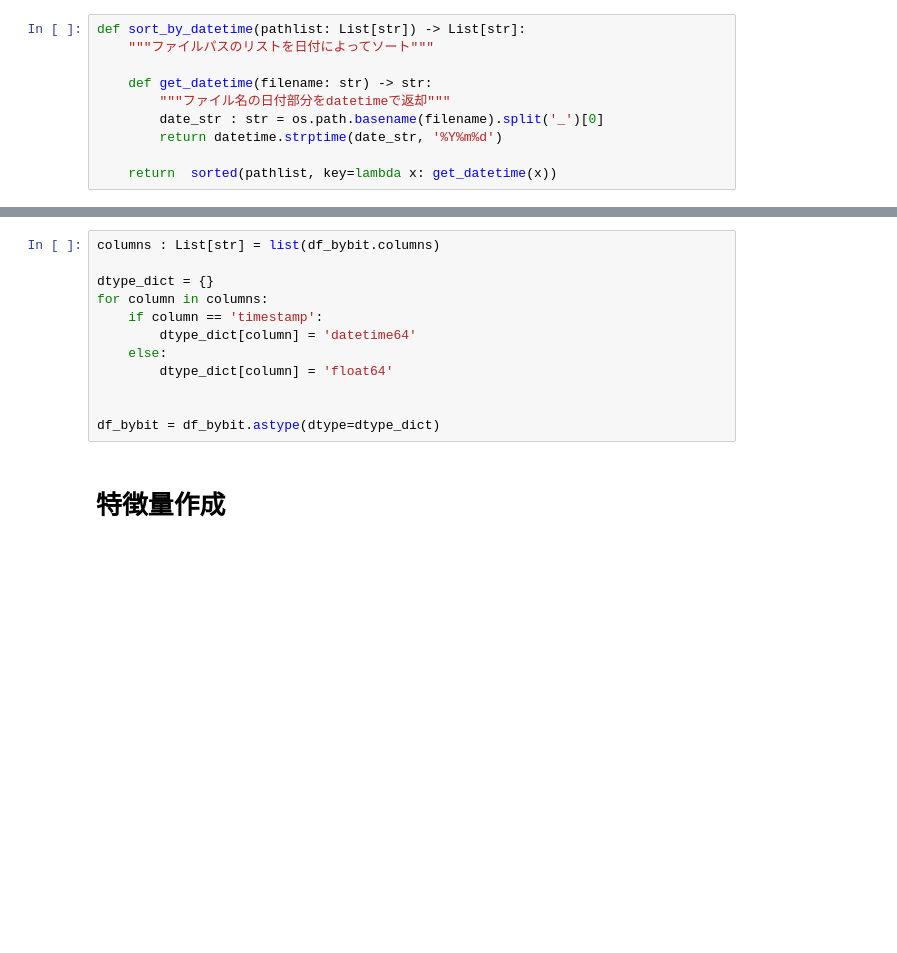
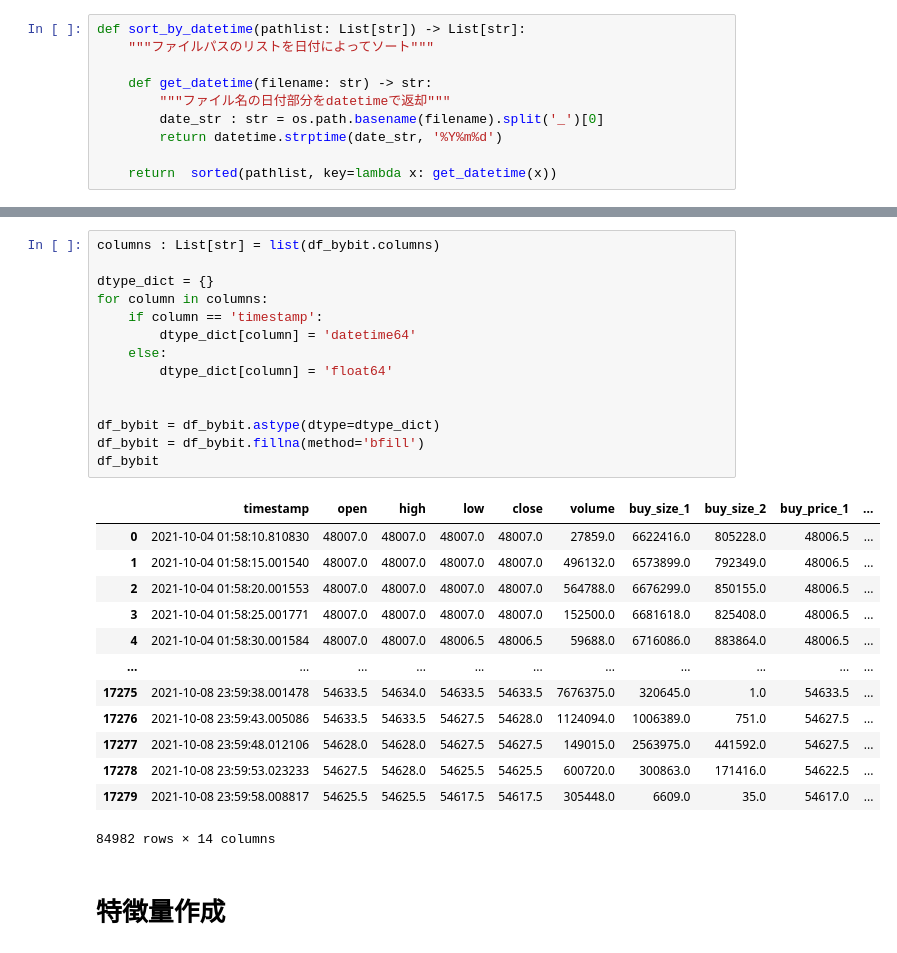
Before and after one commit to Joichiro433/Ticker, a Jupyter notebook: notebook/create_feature.ipynb, the cells around one changed output, grey strips where cells are left out. Saved outputs shown, nothing was run; the diff lists cells and outputs as text; blank space fills up the shorter version.

```diff
--- a/notebook/create_feature.ipynb
+++ b/notebook/create_feature.ipynb
@@ -54,14 +54,30 @@ df_bybit
 # %%
 columns : List[str] = list(df_bybit.columns)
 
 dtype_dict = {}
 for column in columns:
     if column == 'timestamp':
         dtype_dict[column] = 'datetime64'
     else:
         dtype_dict[column] = 'float64'
 
 
 df_bybit = df_bybit.astype(dtype=dtype_dict)
+df_bybit = df_bybit.fillna(method='bfill')
+df_bybit
+# %% [output]
+|  | timestamp | open | high | low | close | volume | buy_size_1 | buy_size_2 | buy_price_1 | ... |
+| 0 | 2021-10-04 01:58:10.810830 | 48007.0 | 48007.0 | 48007.0 | 48007.0 | 27859.0 | 6622416.0 | 805228.0 | 48006.5 | ... |
+| 1 | 2021-10-04 01:58:15.001540 | 48007.0 | 48007.0 | 48007.0 | 48007.0 | 496132.0 | 6573899.0 | 792349.0 | 48006.5 | ... |
+| 2 | 2021-10-04 01:58:20.001553 | 48007.0 | 48007.0 | 48007.0 | 48007.0 | 564788.0 | 6676299.0 | 850155.0 | 48006.5 | ... |
+| 3 | 2021-10-04 01:58:25.001771 | 48007.0 | 48007.0 | 48007.0 | 48007.0 | 152500.0 | 6681618.0 | 825408.0 | 48006.5 | ... |
+| 4 | 2021-10-04 01:58:30.001584 | 48007.0 | 48007.0 | 48006.5 | 48006.5 | 59688.0 | 6716086.0 | 883864.0 | 48006.5 | ... |
+| ... | ... | ... | ... | ... | ... | ... | ... | ... | ... | ... |
+| 17275 | 2021-10-08 23:59:38.001478 | 54633.5 | 54634.0 | 54633.5 | 54633.5 | 7676375.0 | 320645.0 | 1.0 | 54633.5 | ... |
+| 17276 | 2021-10-08 23:59:43.005086 | 54633.5 | 54633.5 | 54627.5 | 54628.0 | 1124094.0 | 1006389.0 | 751.0 | 54627.5 | ... |
+| 17277 | 2021-10-08 23:59:48.012106 | 54628.0 | 54628.0 | 54627.5 | 54627.5 | 149015.0 | 2563975.0 | 441592.0 | 54627.5 | ... |
+| 17278 | 2021-10-08 23:59:53.023233 | 54627.5 | 54628.0 | 54625.5 | 54625.5 | 600720.0 | 300863.0 | 171416.0 | 54622.5 | ... |
+| 17279 | 2021-10-08 23:59:58.008817 | 54625.5 | 54625.5 | 54617.5 | 54617.5 | 305448.0 | 6609.0 | 35.0 | 54617.0 | ... |
+84982 rows × 14 columns
 # %% [markdown]
 # 特徴量作成
```
Also changed, not shown: parts of 4 cells of this notebook, 7 other files.
